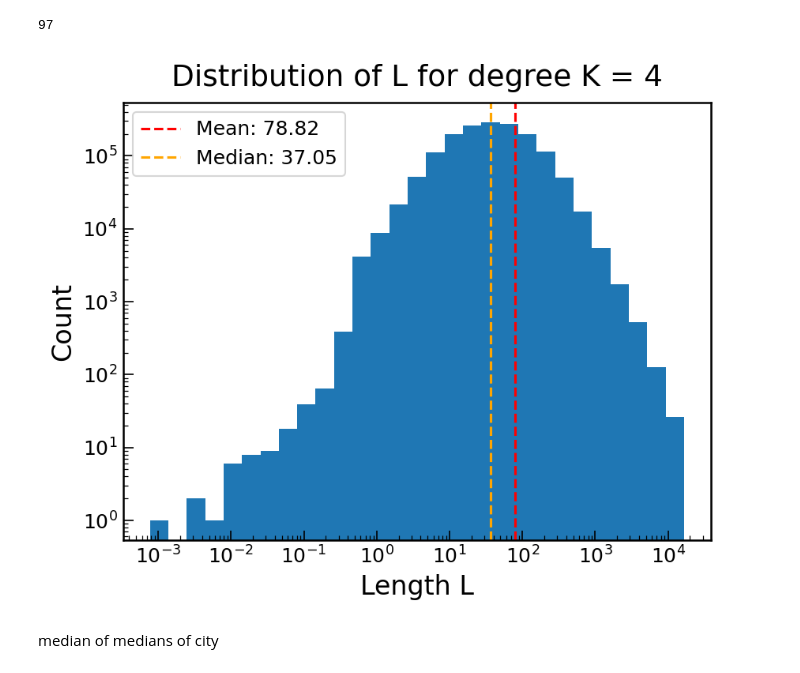
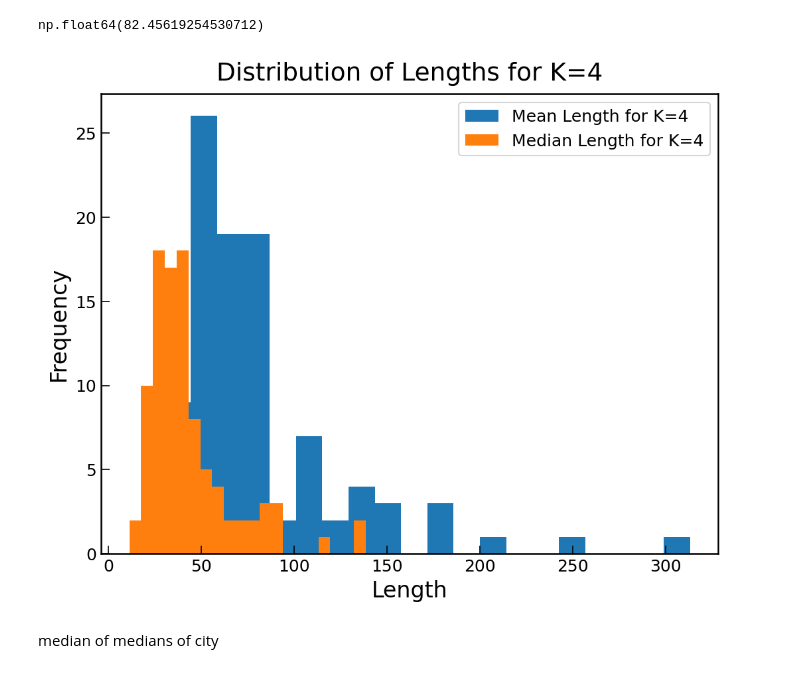
Before and after one commit to LassePSH/DualGraphDirCon, a Jupyter notebook: notebooks_lasse/length.ipynb, the cells around one changed output. Drawn from its saved outputs; the diff is of its cells as text; code cells hidden in the pictures.

```diff
--- a/notebooks_lasse/length.ipynb
+++ b/notebooks_lasse/length.ipynb
@@ -30,32 +30,55 @@ f = 't50_a10'
 path = '/home/lpsha/s154446/fractality/data/city_degrees/'+f+'/'
 full_d = np.array([])
 full_l = np.array([])
+mean_4_length = np.array([])
+median_4_length = np.array([])
+mean_lessthan_4_length = np.array([])
+median_lessthan_4_length = np.array([])
+
 cities = os.listdir(path)
 # --- Degree Distribution ---
+
 for city in cities:
     d = np.load(path+city)
     full_d = np.append(full_d, d['degree'])
     full_l = np.append(full_l, d['length'])
+    mean_4_length = np.append(mean_4_length, np.mean(d['length'][d['degree'] == 4]))
+    median_4_length = np.append(median_4_length, np.median(d['length'][d['degree'] == 4]))
+    mean_lessthan_4_length = np.append(mean_lessthan_4_length, np.mean(d['length'][d['degree'] < 4]))
+    median_lessthan_4_length = np.append(median_lessthan_4_length, np.median(d['length'][d['degree'] < 4]))
 # %%
-len(cities)
+counts, bin_edges = np.histogram(data, bins=np.logspace(np.log10(data.min()), np.log10(data.max()), 30))
+bin_centers = (bin_edges[:-1] + bin_edges[1:]) / 2
+
+plt.bar(bin_centers, counts, width=np.diff(bin_edges), align='center')
+plt.xscale('log')
+plt.yscale('log')
+plt.axvline(np.mean(data), color='red', linestyle='--', label=f'Mean: {np.mean(data):.2f}')
+plt.axvline(np.median(data), color='orange', linestyle='--', label=f'Median: {np.median(data):.2f}')
+plt.legend()
+plt.xlabel('Length L')
+plt.ylabel('Count')
+plt.title('Distribution of L for degree K = 4')
+plt.show()
 # %% [output]
-97
+np.float64(82.45619254530712)
 # %%
-data = full_l[full_d == 4]
-counts, bin_edges = np.histogram(data, bins=np.logspace(np.log10(data.min()), np.log10(data.max()), 30))
+plt.figure(figsize=(8, 6))
+
+counts, bin_edges = np.histogram(mean_4_length,  20)
 bin_centers = (bin_edges[:-1] + bin_edges[1:]) / 2
+plt.bar(bin_centers, counts, width=np.diff(bin_edges), align='center', label='Mean Length for K=4')
 
-plt.bar(bin_centers, counts, width=np.diff(bin_edges), align='center')
-plt.xscale('log')
-plt.yscale('log')
-plt.axvline(np.mean(data), color='red', linestyle='--', label=f'Mean: {np.mean(data):.2f}')
-plt.axvline(np.median(data), color='orange', linestyle='--', label=f'Median: {np.median(data):.2f}')
+counts, bin_edges = np.histogram(median_4_length,  20)
+bin_centers = (bin_edges[:-1] + bin_edges[1:]) / 2
+plt.bar(bin_centers, counts, width=np.diff(bin_edges), align='center', label='Median Length for K=4')
+plt.xlabel('Length')
+plt.ylabel('Frequency')
+plt.title('Distribution of Lengths for K=4')
 plt.legend()
-plt.xlabel('Length L')
-plt.ylabel('Count')
-plt.title('Distribution of L for degree K = 4')
+
 plt.show()
 # %% [output]
-[figure, old version]
+[figure, new version]
 # %% [markdown]
 median of medians of city
```
Also changed, not shown: parts of 1 cell of this notebook, 10 other files.
